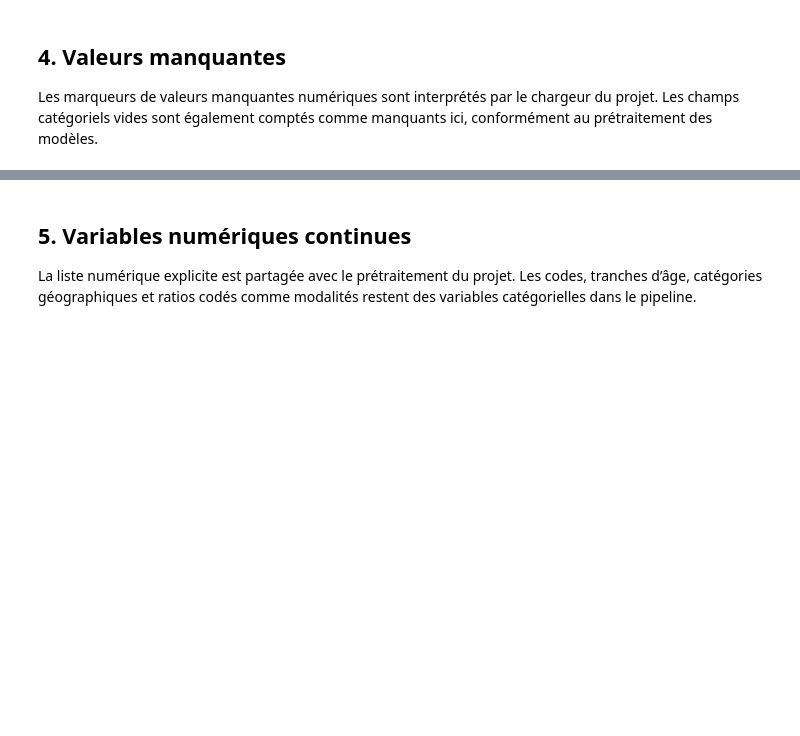
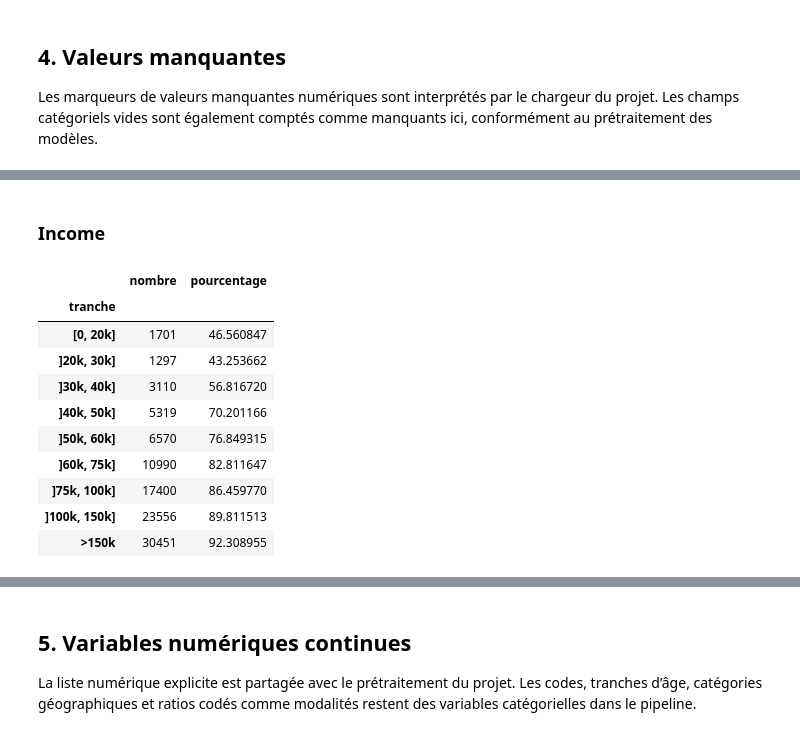
Before and after one commit to MaximeClere/App_sup_M2, a Jupyter notebook: notebooks/exploration_donnees.ipynb, the cells around one changed output, grey strips where cells are left out. Cells and saved outputs as stored; diff of their text form; code cells hidden in the pictures; blank space fills up the shorter version.

```diff
--- a/notebooks/exploration_donnees.ipynb
+++ b/notebooks/exploration_donnees.ipynb
@@ -149,0 +325,50 @@ else:
+# %% [markdown]
+### Income
+# %%
+bins = [0, 20, 30, 40, 50, 60, 75, 100, 150, np.inf]
+
+labels = [
+    "[0, 20k]",
+    "]20k, 30k]",
+    "]30k, 40k]",
+    "]40k, 50k]",
+    "]50k, 60k]",
+    "]60k, 75k]",
+    "]75k, 100k]",
+    "]100k, 150k]",
+    ">150k",
+]
+
+df = pd.DataFrame({
+    "income": X["income"],
+    "target": y
+})
+
+df["tranche"] = pd.cut(
+    df["income"],
+    bins=bins,
+    labels=labels,
+    include_lowest=True
+)
+
+summary = (
+    df.groupby("tranche", observed=False)["target"]
+    .agg(nombre="size", taux_positif="mean")
+)
+
+summary["pourcentage"] = 100 * summary["taux_positif"]
+summary = summary.drop(columns="taux_positif")
+
+display(summary)
+# %% [output]
+|  | nombre | pourcentage |
+| tranche |  |  |
+| [0, 20k] | 1701 | 46.560847 |
+| ]20k, 30k] | 1297 | 43.253662 |
+| ]30k, 40k] | 3110 | 56.816720 |
+| ]40k, 50k] | 5319 | 70.201166 |
+| ]50k, 60k] | 6570 | 76.849315 |
+| ]60k, 75k] | 10990 | 82.811647 |
+| ]75k, 100k] | 17400 | 86.459770 |
+| ]100k, 150k] | 23556 | 89.811513 |
+| >150k | 30451 | 92.308955 |
```
Also changed, not shown: parts of 12 cells of this notebook, 16 other files.
